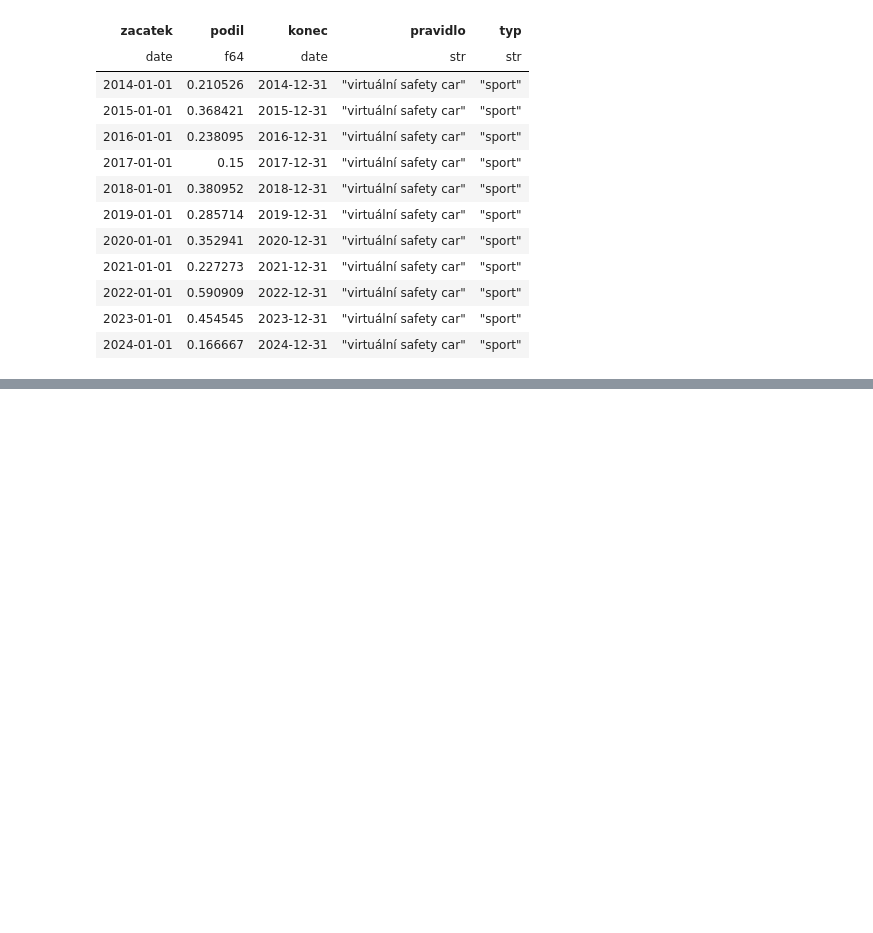
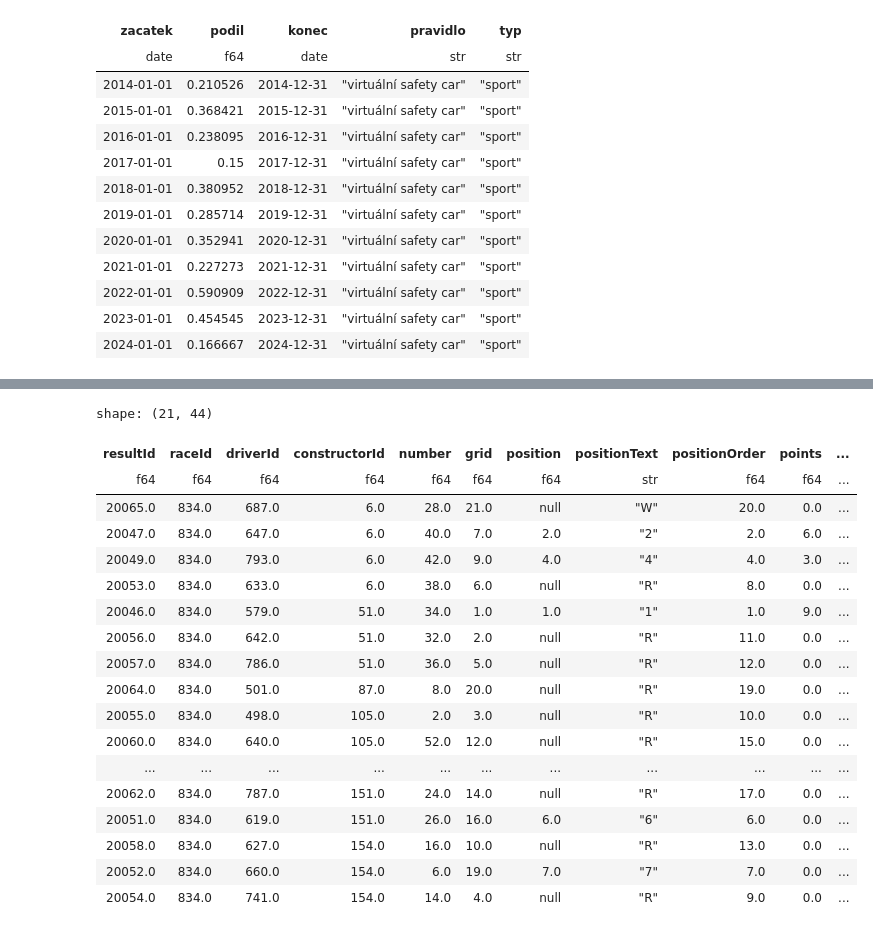
Before and after one commit to michalkasparek/f1-stats, a Jupyter notebook: 115_75_years.ipynb, the cells around one changed output, grey strips where cells are left out. Cells and saved outputs as stored; diff of their text form; code cells hidden in the pictures; blank space fills up the shorter version.

```diff
--- a/115_75_years.ipynb
+++ b/115_75_years.ipynb
@@ -1061,0 +1092,22 @@ graf_pravidla.configure_view(
+# %%
+df.sort(by="date").filter(pl.col("raceId") == 834)
+# %% [output]
+shape: (21, 44)
+| resultId | raceId | driverId | constructorId | number | grid | position | positionText | positionOrder | points | ... |
+| f64 | f64 | f64 | f64 | f64 | f64 | f64 | str | f64 | f64 | ... |
+| 20065.0 | 834.0 | 687.0 | 6.0 | 28.0 | 21.0 | null | "W" | 20.0 | 0.0 | ... |
+| 20047.0 | 834.0 | 647.0 | 6.0 | 40.0 | 7.0 | 2.0 | "2" | 2.0 | 6.0 | ... |
+| 20049.0 | 834.0 | 793.0 | 6.0 | 42.0 | 9.0 | 4.0 | "4" | 4.0 | 3.0 | ... |
+| 20053.0 | 834.0 | 633.0 | 6.0 | 38.0 | 6.0 | null | "R" | 8.0 | 0.0 | ... |
+| 20046.0 | 834.0 | 579.0 | 51.0 | 34.0 | 1.0 | 1.0 | "1" | 1.0 | 9.0 | ... |
+| 20056.0 | 834.0 | 642.0 | 51.0 | 32.0 | 2.0 | null | "R" | 11.0 | 0.0 | ... |
+| 20057.0 | 834.0 | 786.0 | 51.0 | 36.0 | 5.0 | null | "R" | 12.0 | 0.0 | ... |
+| 20064.0 | 834.0 | 501.0 | 87.0 | 8.0 | 20.0 | null | "R" | 19.0 | 0.0 | ... |
+| 20055.0 | 834.0 | 498.0 | 105.0 | 2.0 | 3.0 | null | "R" | 10.0 | 0.0 | ... |
+| 20060.0 | 834.0 | 640.0 | 105.0 | 52.0 | 12.0 | null | "R" | 15.0 | 0.0 | ... |
+| ... | ... | ... | ... | ... | ... | ... | ... | ... | ... | ... |
+| 20062.0 | 834.0 | 787.0 | 151.0 | 24.0 | 14.0 | null | "R" | 17.0 | 0.0 | ... |
+| 20051.0 | 834.0 | 619.0 | 151.0 | 26.0 | 16.0 | 6.0 | "6" | 6.0 | 0.0 | ... |
+| 20058.0 | 834.0 | 627.0 | 154.0 | 16.0 | 10.0 | null | "R" | 13.0 | 0.0 | ... |
+| 20052.0 | 834.0 | 660.0 | 154.0 | 6.0 | 19.0 | 7.0 | "7" | 7.0 | 0.0 | ... |
+| 20054.0 | 834.0 | 741.0 | 154.0 | 14.0 | 4.0 | null | "R" | 9.0 | 0.0 | ... |
```
Also changed, not shown: parts of 61 cells of this notebook.
